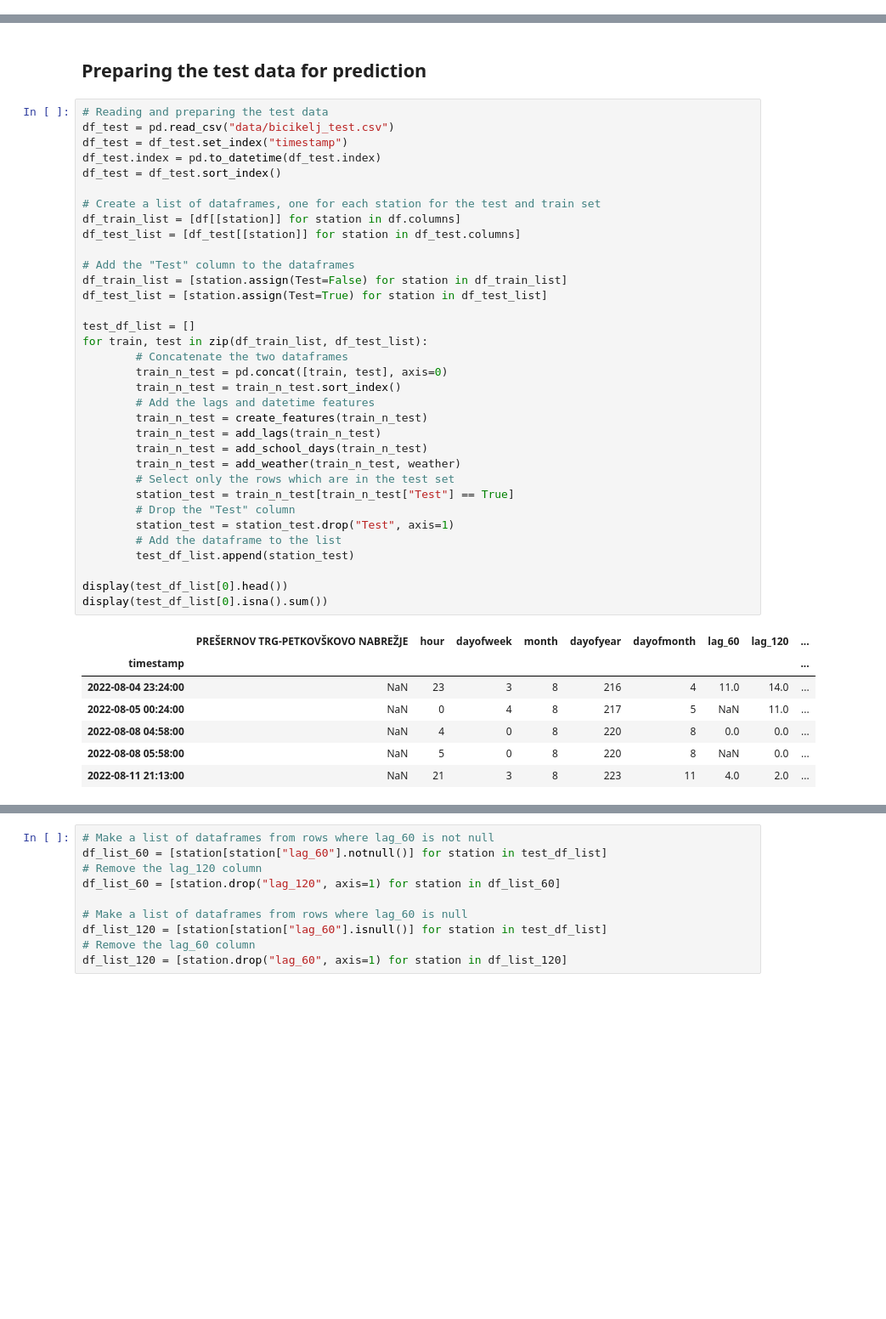
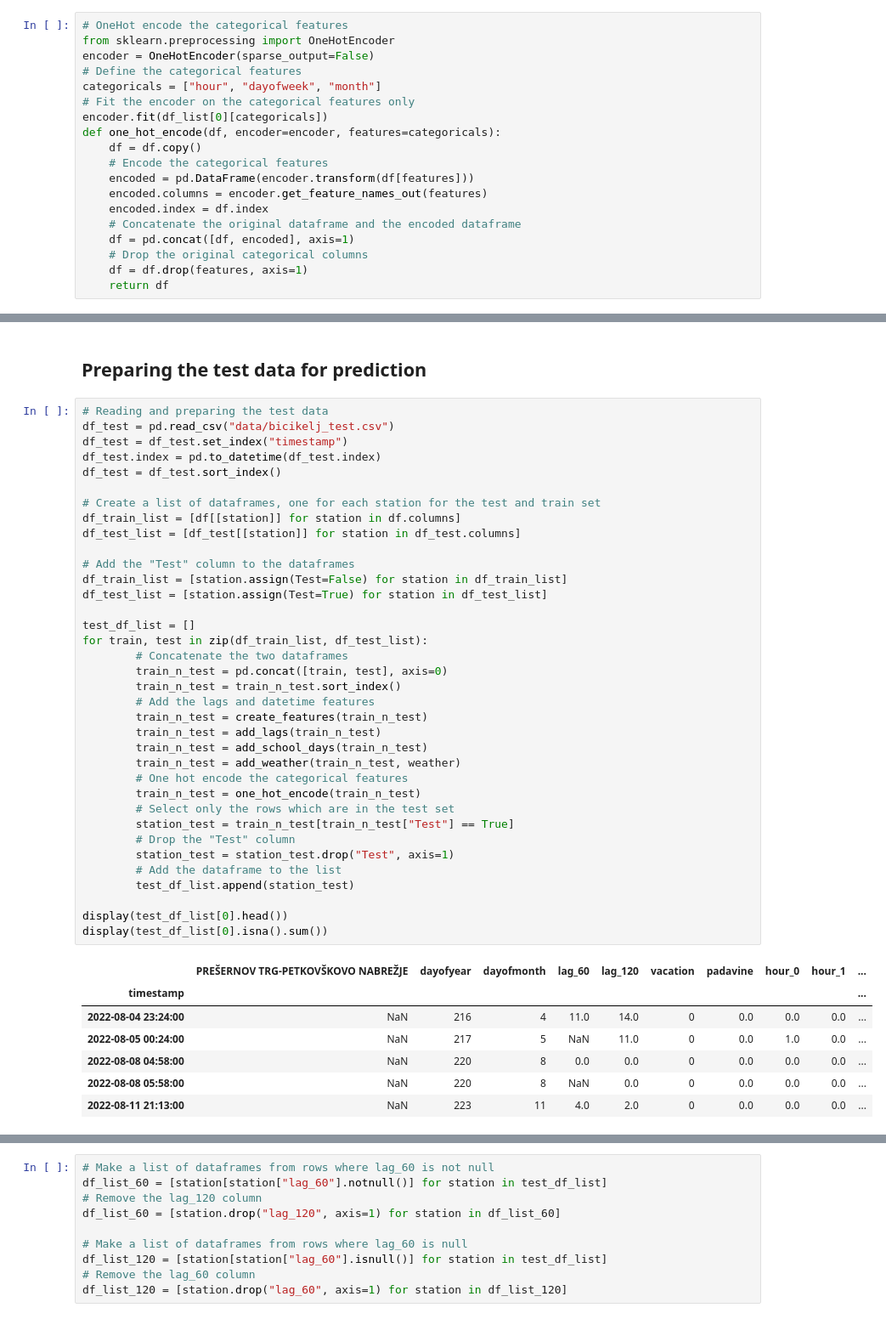
Before and after one commit to ZanMervic/bicikelj_machine_learning_project, a Jupyter notebook: bicikelj_LR.ipynb, the cells around one changed output, grey strips where cells are left out. Shown: that part at 85% size. Drawn from its saved outputs; the diff is of its cells as text; blank space fills up the shorter version.

```diff
--- a/bicikelj_LR.ipynb
+++ b/bicikelj_LR.ipynb
@@ -231,0 +234,19 @@ df_list[0].to_csv("data/other/processed.csv")
+# %%
+# OneHot encode the categorical features
+from sklearn.preprocessing import OneHotEncoder
+encoder = OneHotEncoder(sparse_output=False)
+# Define the categorical features
+categoricals = ["hour", "dayofweek", "month"]
+# Fit the encoder on the categorical features only
+encoder.fit(df_list[0][categoricals])
+def one_hot_encode(df, encoder=encoder, features=categoricals):
+    df = df.copy()
+    # Encode the categorical features
+    encoded = pd.DataFrame(encoder.transform(df[features]))
+    encoded.columns = encoder.get_feature_names_out(features)
+    encoded.index = df.index
+    # Concatenate the original dataframe and the encoded dataframe
+    df = pd.concat([df, encoded], axis=1)
+    # Drop the original categorical columns
+    df = df.drop(features, axis=1)
+    return df
@@ -353,37 +388,39 @@ df_test.index = pd.to_datetime(df_test.index)
 df_test = df_test.sort_index()
 
 # Create a list of dataframes, one for each station for the test and train set
 df_train_list = [df[[station]] for station in df.columns]
 df_test_list = [df_test[[station]] for station in df_test.columns]
 
 # Add the "Test" column to the dataframes
 df_train_list = [station.assign(Test=False) for station in df_train_list]
 df_test_list = [station.assign(Test=True) for station in df_test_list]
 
 test_df_list = []
 for train, test in zip(df_train_list, df_test_list):
         # Concatenate the two dataframes
         train_n_test = pd.concat([train, test], axis=0)
         train_n_test = train_n_test.sort_index()
         # Add the lags and datetime features
         train_n_test = create_features(train_n_test)
         train_n_test = add_lags(train_n_test)
         train_n_test = add_school_days(train_n_test)
         train_n_test = add_weather(train_n_test, weather)
+        # One hot encode the categorical features
+        train_n_test = one_hot_encode(train_n_test)
         # Select only the rows which are in the test set
         station_test = train_n_test[train_n_test["Test"] == True]
         # Drop the "Test" column
         station_test = station_test.drop("Test", axis=1)
         # Add the dataframe to the list
         test_df_list.append(station_test)
 
 display(test_df_list[0].head())
 display(test_df_list[0].isna().sum())
 # %% [output]
-|  | PREŠERNOV TRG-PETKOVŠKOVO NABREŽJE | hour | dayofweek | month | dayofyear | dayofmonth | lag_60 | lag_120 | ... |
-| timestamp |  |  |  |  |  |  |  |  | ... |
-| 2022-08-04 23:24:00 | NaN | 23 | 3 | 8 | 216 | 4 | 11.0 | 14.0 | ... |
-| 2022-08-05 00:24:00 | NaN | 0 | 4 | 8 | 217 | 5 | NaN | 11.0 | ... |
-| 2022-08-08 04:58:00 | NaN | 4 | 0 | 8 | 220 | 8 | 0.0 | 0.0 | ... |
-| 2022-08-08 05:58:00 | NaN | 5 | 0 | 8 | 220 | 8 | NaN | 0.0 | ... |
-| 2022-08-11 21:13:00 | NaN | 21 | 3 | 8 | 223 | 11 | 4.0 | 2.0 | ... |
+|  | PREŠERNOV TRG-PETKOVŠKOVO NABREŽJE | dayofyear | dayofmonth | lag_60 | lag_120 | vacation | padavine | hour_0 | hour_1 | ... |
+| timestamp |  |  |  |  |  |  |  |  |  | ... |
+| 2022-08-04 23:24:00 | NaN | 216 | 4 | 11.0 | 14.0 | 0 | 0.0 | 0.0 | 0.0 | ... |
+| 2022-08-05 00:24:00 | NaN | 217 | 5 | NaN | 11.0 | 0 | 0.0 | 1.0 | 0.0 | ... |
+| 2022-08-08 04:58:00 | NaN | 220 | 8 | 0.0 | 0.0 | 0 | 0.0 | 0.0 | 0.0 | ... |
+| 2022-08-08 05:58:00 | NaN | 220 | 8 | NaN | 0.0 | 0 | 0.0 | 0.0 | 0.0 | ... |
+| 2022-08-11 21:13:00 | NaN | 223 | 11 | 4.0 | 2.0 | 0 | 0.0 | 0.0 | 0.0 | ... |
```
Also changed, not shown: parts of 8 cells of this notebook, 12 other files.
